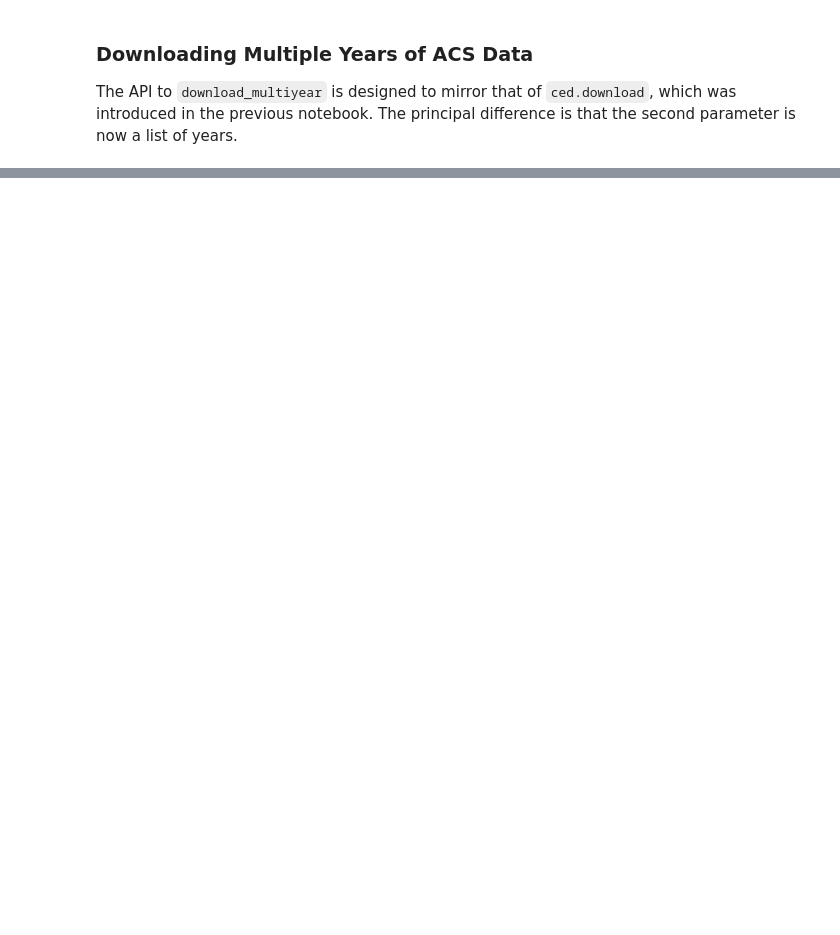
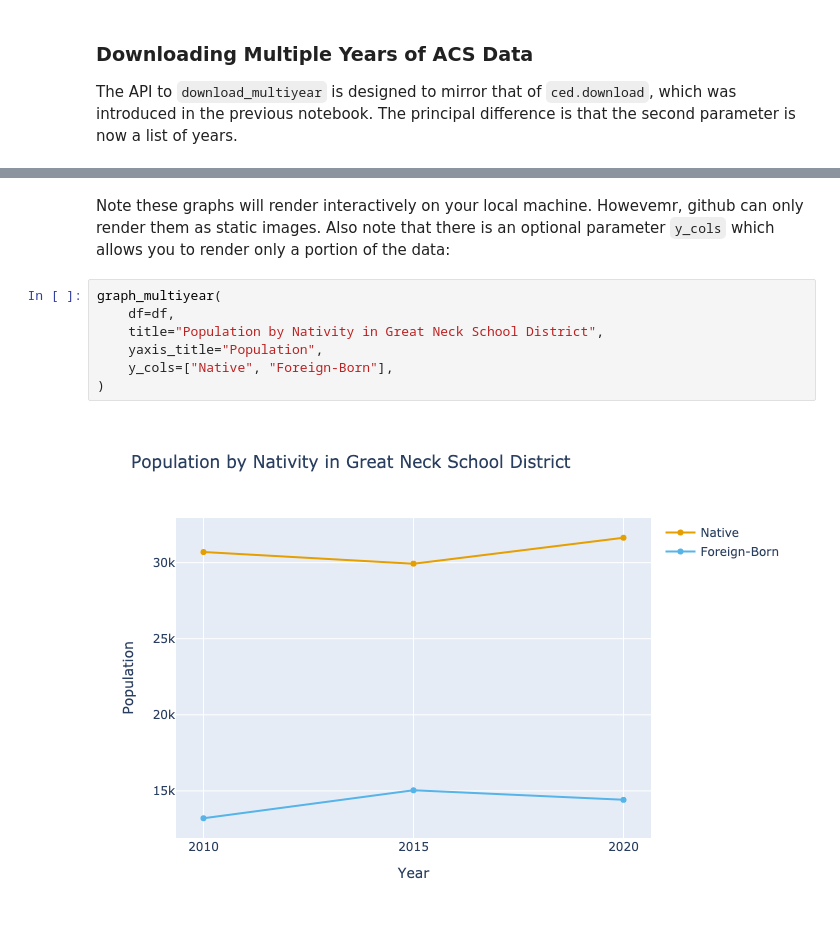
Before and after one commit to arilamstein/hometown_analysis, a Jupyter notebook: 04-multi-year-data.ipynb, the cells around one changed output, grey strips where cells are left out. Drawn from its saved outputs; the diff is of its cells as text; blank space fills up the shorter version.

Commit message:
Add optional parameter y_cols to graph_multiyear.

```diff
--- a/04-analyzing-trends.ipynb
+++ b/04-multi-year-data.ipynb
@@ -56,3 +57,14 @@ graph_ts_df(
 )
 # %% [output]
 [figure]
+# %% [markdown]
+Note these graphs will render interactively on your local machine. Howevemr, github can only render them as static images. Also note that there is an optional parameter `y_cols` which allows you to render only a portion of the data:
+# %%
+graph_multiyear(
+    df=df,
+    title="Population by Nativity in Great Neck School District",
+    yaxis_title="Population",
+    y_cols=["Native", "Foreign-Born"],
+)
+# %% [output]
+[figure, added]
```
Also changed, not shown: parts of 6 cells of this notebook, 3 other files.
